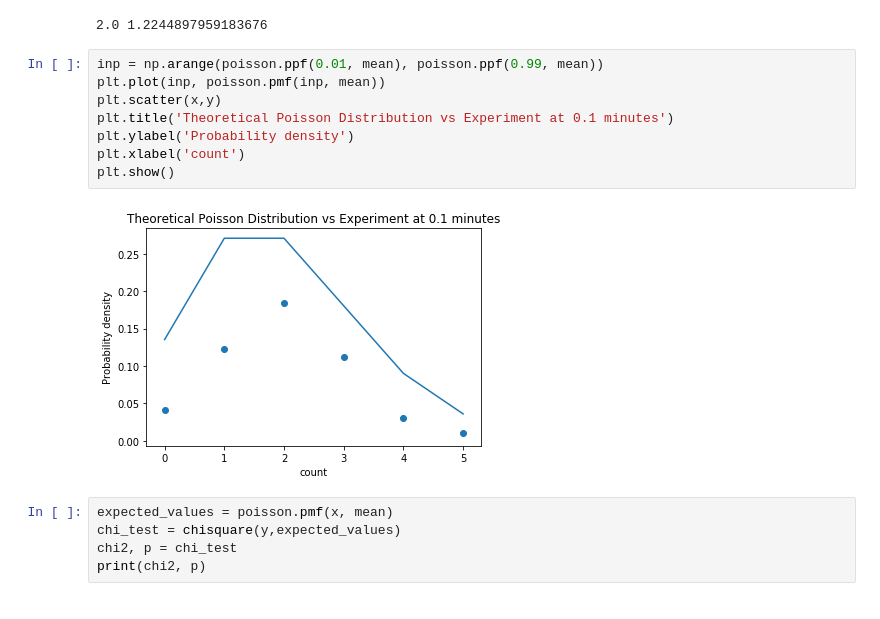
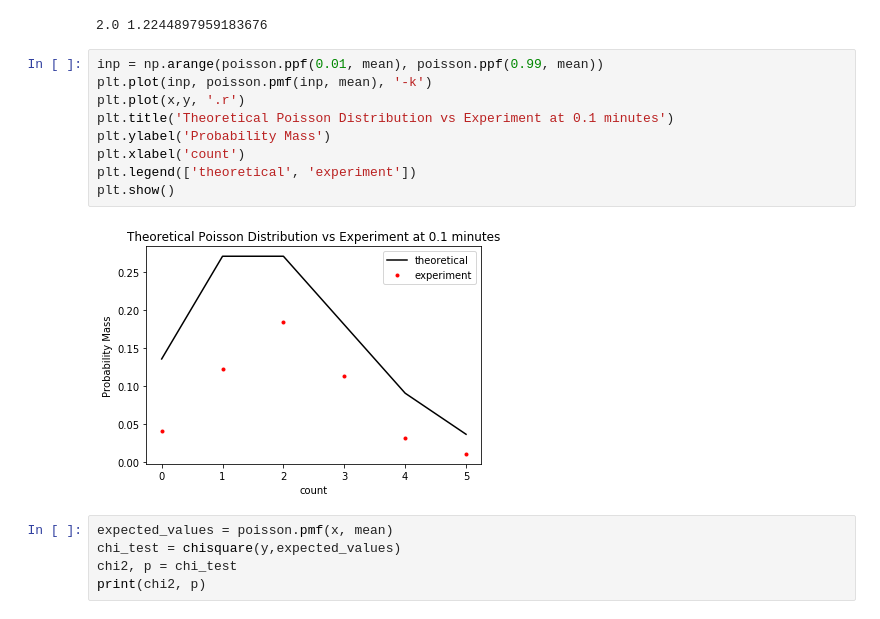
Before and after one commit to David-Zagaceta/Intermediate-Lab, a Jupyter notebook: Poisson_lab.ipynb, the cells around one changed output. Drawn from its saved outputs; the diff is of its cells as text.

```diff
--- a/Poisson_lab.ipynb
+++ b/Poisson_lab.ipynb
@@ -37,14 +36,15 @@ print(mean, std**2)
 2.0 1.2244897959183676
 # %%
 inp = np.arange(poisson.ppf(0.01, mean), poisson.ppf(0.99, mean))
-plt.plot(inp, poisson.pmf(inp, mean))
-plt.scatter(x,y)
+plt.plot(inp, poisson.pmf(inp, mean), '-k')
+plt.plot(x,y, '.r')
 plt.title('Theoretical Poisson Distribution vs Experiment at 0.1 minutes')
-plt.ylabel('Probability density')
+plt.ylabel('Probability Mass')
 plt.xlabel('count')
+plt.legend(['theoretical', 'experiment'])
 plt.show()
 # %% [output]
-[figure, old version]
+[figure, new version]
 # %%
 expected_values = poisson.pmf(x, mean)
 chi_test = chisquare(y,expected_values)
```
Also changed, not shown: parts of 3 cells of this notebook.
